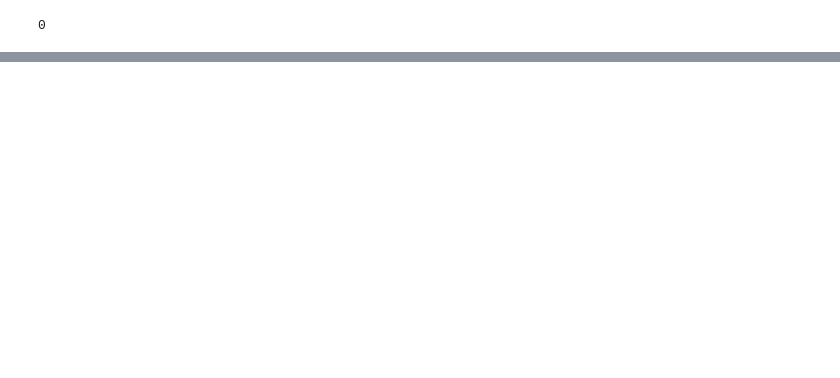
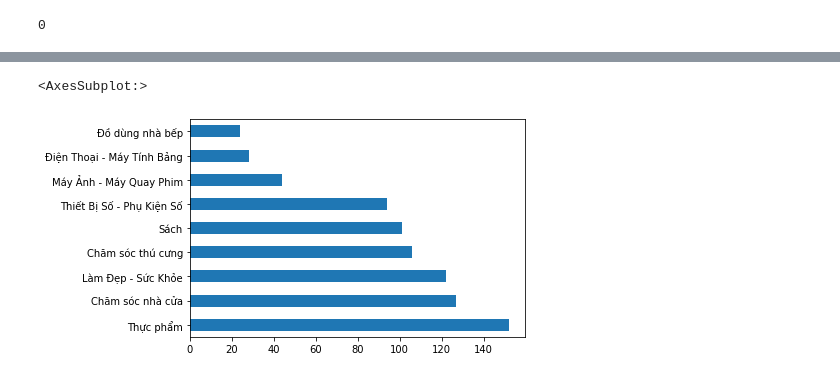
Before and after one commit to phanthetue2309/Data-Science-School-Learn, a Jupyter notebook: 25_04_2021_Final_Exam/Final_Exam.ipynb, the cells around one changed output, grey strips where cells are left out. Cells and saved outputs as stored; diff of their text form; code cells hidden in the pictures; blank space fills up the shorter version.

```diff
--- a/25_04_2021_Final_Exam/Final_Exam.ipynb
+++ b/25_04_2021_Final_Exam/Final_Exam.ipynb
@@ -113,0 +81,6 @@ for i in range (7):
+# %%
+data_500nghin = data.loc[ (100000 < data['List-Price']) & ( data['List-Price'] <= 500000 )]
+data_500nghin['Category'].value_counts().plot(kind = 'barh')
+# %% [output]
+<AxesSubplot:>
+[figure, added]
```
Also changed, not shown: parts of 21 cells of this notebook.
